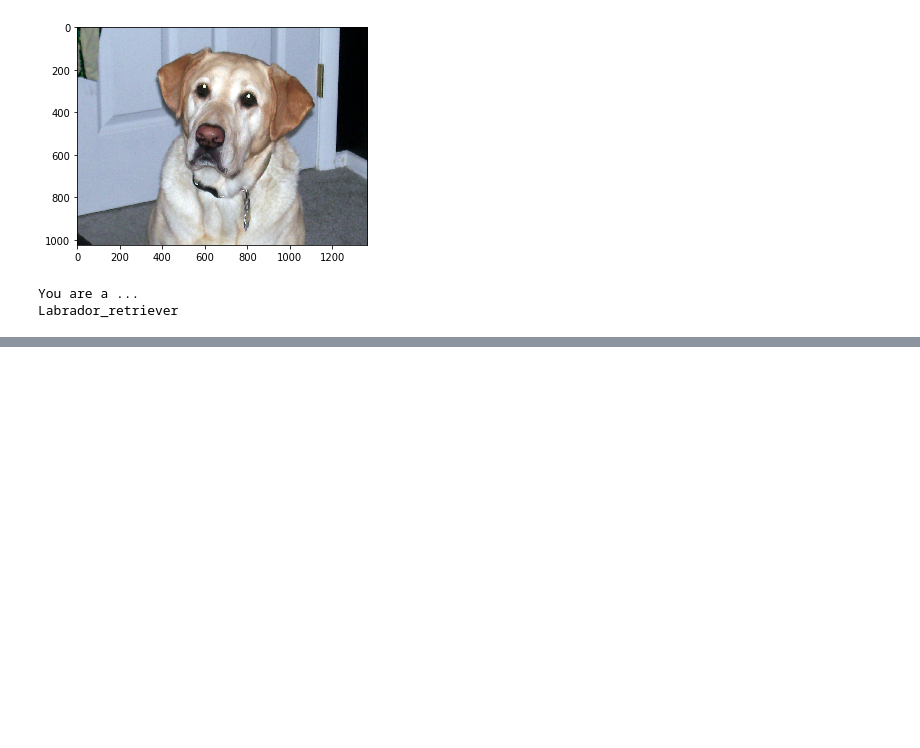
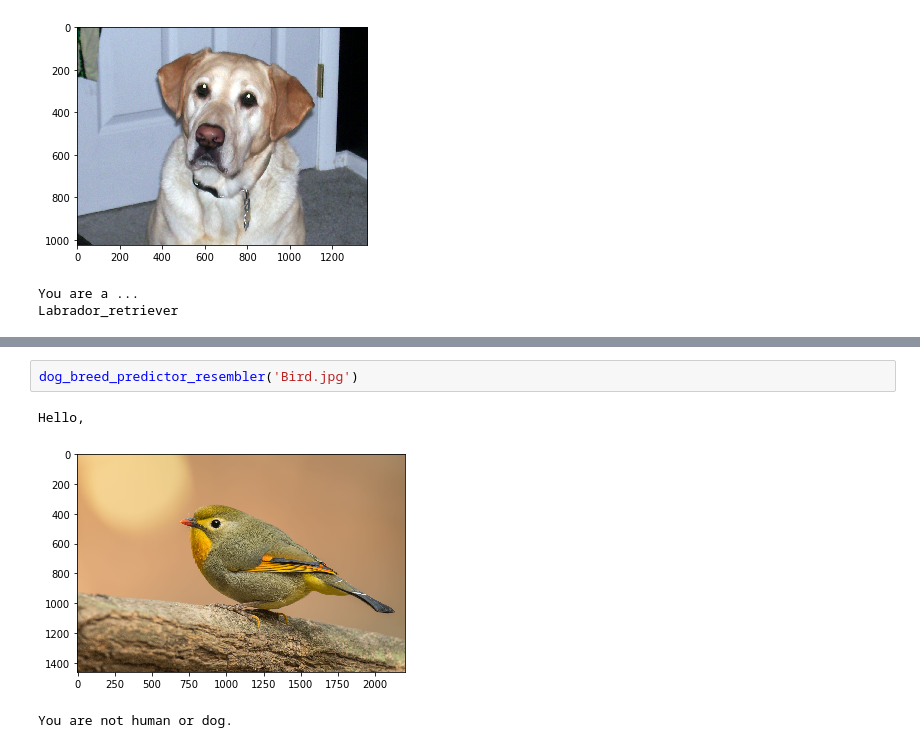
Before and after one commit to weizhi-luo/Udacity-Artificial-Intelligence, a Jupyter notebook: Projects/dog-project/dog_app.ipynb, the cells around one changed output, grey strips where cells are left out. Saved outputs shown, nothing was run; the diff lists cells and outputs as text; blank space fills up the shorter version.

```diff
--- a/Projects/dog-project/dog_app.ipynb
+++ b/Projects/dog-project/dog_app.ipynb
@@ -965,0 +972,6 @@ Labrador_retriever
+# %%
+dog_breed_predictor_resembler('Bird.jpg')
+# %% [output]
+Hello,
+[figure, added]
+You are not human or dog.
```
Also changed, not shown: parts of 12 cells of this notebook.
